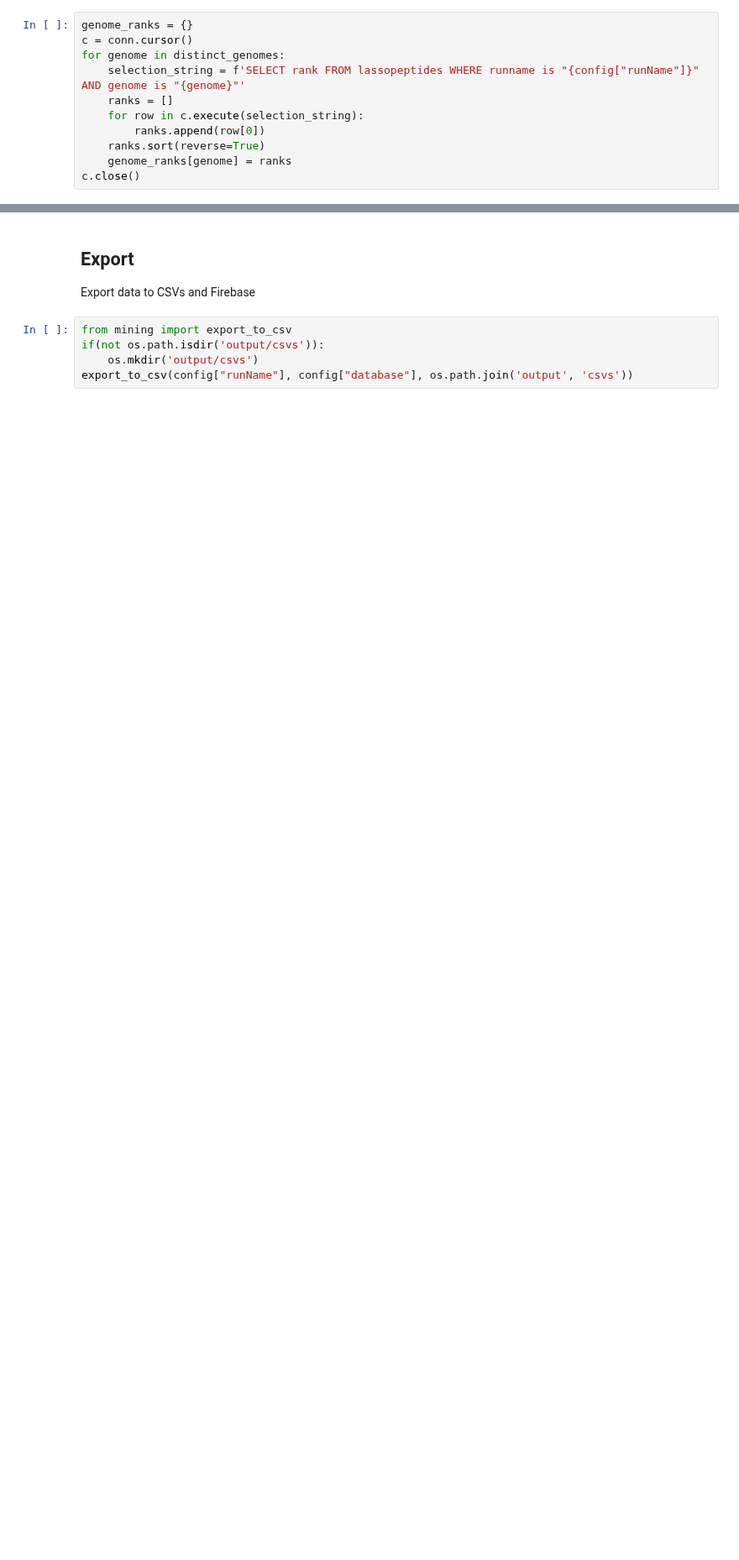
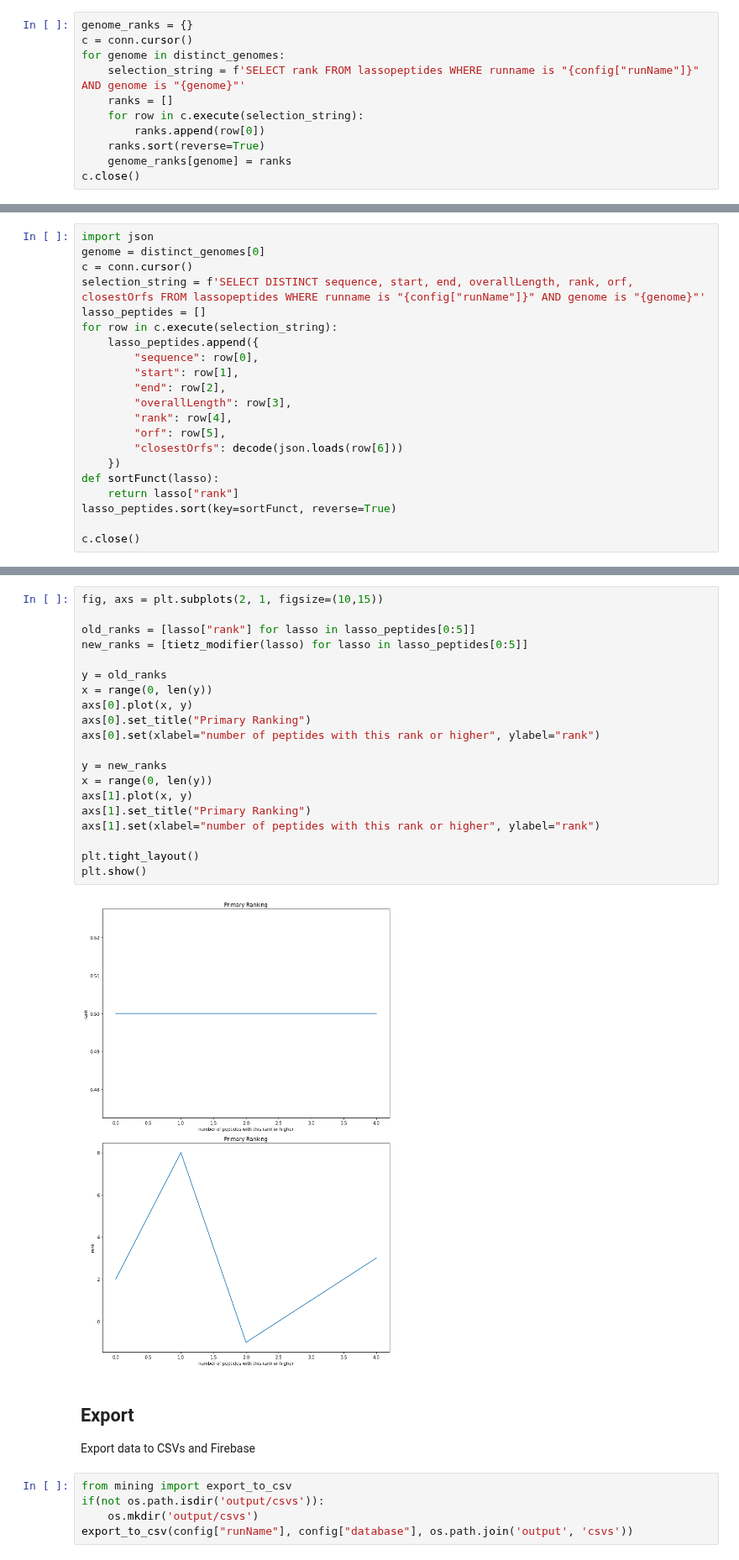
Before and after one commit to nathanalam/lassomining, a Jupyter notebook: Notebook.ipynb, the cells around one changed output, grey strips where cells are left out. Shown at 84% size. Saved outputs shown, nothing was run; the diff lists cells and outputs as text; blank space fills up the shorter version.

```diff
--- a/Notebook.ipynb
+++ b/Notebook.ipynb
@@ -228,0 +260,21 @@ plt.show()
+# %%
+import json
+genome = distinct_genomes[0]
+c = conn.cursor()
+selection_string = f'SELECT DISTINCT sequence, start, end, overallLength, rank, orf, closestOrfs FROM lassopeptides WHERE runname is "{config["runName"]}" AND genome is "{genome}"'
+lasso_peptides = []
+for row in c.execute(selection_string):
+    lasso_peptides.append({
+        "sequence": row[0],
+        "start": row[1],
+        "end": row[2],
+        "overallLength": row[3],
+        "rank": row[4],
+        "orf": row[5],
+        "closestOrfs": decode(json.loads(row[6]))
+    })
+def sortFunct(lasso):
+    return lasso["rank"]
+lasso_peptides.sort(key=sortFunct, reverse=True)
+
+c.close()
@@ -229,3 +390,25 @@ plt.show()
+# %%
+fig, axs = plt.subplots(2, 1, figsize=(10,15))
+
+old_ranks = [lasso["rank"] for lasso in lasso_peptides[0:5]]
+new_ranks = [tietz_modifier(lasso) for lasso in lasso_peptides[0:5]]
+
+y = old_ranks
+x = range(0, len(y))
+axs[0].plot(x, y)
+axs[0].set_title("Primary Ranking")
+axs[0].set(xlabel="number of peptides with this rank or higher", ylabel="rank")
+
+y = new_ranks
+x = range(0, len(y))
+axs[1].plot(x, y)
+axs[1].set_title("Primary Ranking")
+axs[1].set(xlabel="number of peptides with this rank or higher", ylabel="rank")
+
+plt.tight_layout()
+plt.show()
+# %% [output]
+[figure, added]
 # %% [markdown]
 ## Export
 Export data to CSVs and Firebase
```
Also changed, not shown: parts of 13 cells of this notebook, 1 other file.
